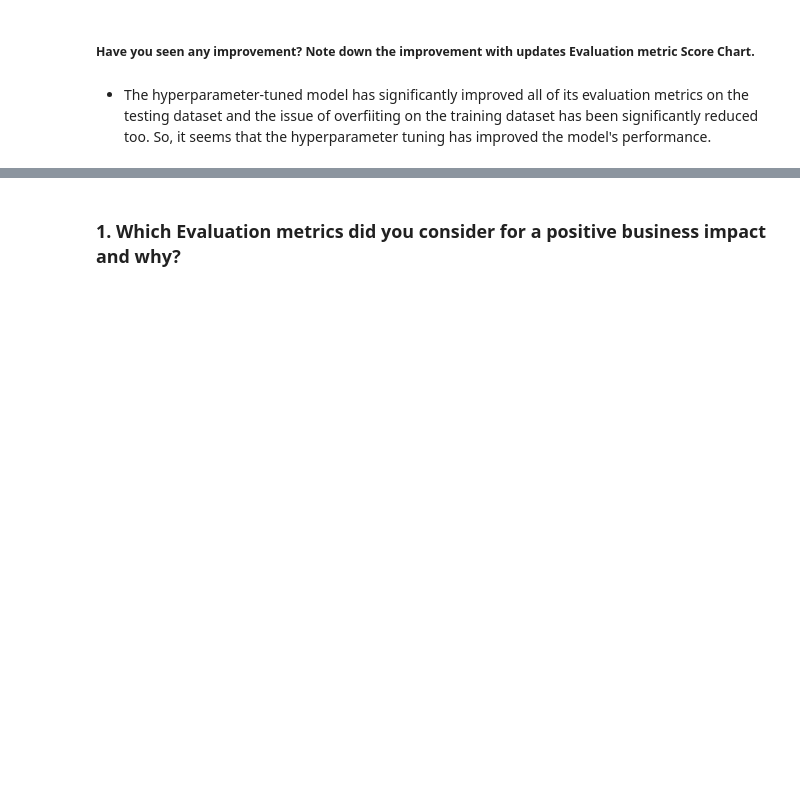
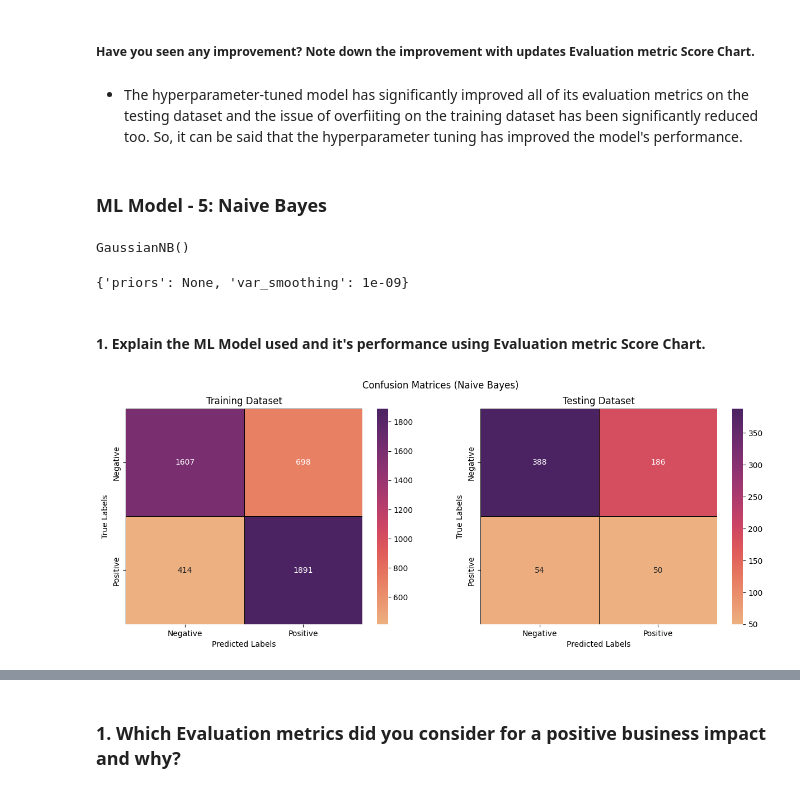
Before and after one commit to dipankarsahu1000/Cardiovascular-Risk-Prediction, a Jupyter notebook: Cardiovascular_Risk_Prediction.ipynb, the cells around one changed output, grey strips where cells are left out. Cells and saved outputs as stored; diff of their text form; code cells hidden in the pictures; blank space fills up the shorter version.

```diff
--- a/Cardiovascular_Risk_Prediction.ipynb
+++ b/Cardiovascular_Risk_Prediction.ipynb
@@ -1535,4 +1484,30 @@ pd.concat([rf_eval_df, rf_gscv_eval_df], axis = 1)
 # %% [markdown]
 ##### Have you seen any improvement? Note down the improvement with updates Evaluation metric Score Chart.
 # %% [markdown]
-* The hyperparameter-tuned model has significantly improved all of its evaluation metrics on the testing dataset and the issue of overfiiting on the training dataset has been significantly reduced too. So, it seems that the hyperparameter tuning has improved the model's performance.
+* The hyperparameter-tuned model has significantly improved all of its evaluation metrics on the testing dataset and the issue of overfiiting on the training dataset has been significantly reduced too. So, it can be said that the hyperparameter tuning has improved the model's performance.
+# %% [markdown]
+### ML Model - 5: Naive Bayes
+# %%
+# ML Model - 5 Implementation
+from sklearn.naive_bayes import GaussianNB
+
+nb = GaussianNB()
+
+# Fit the Algorithm
+nb.fit(X_train, y_train)
+# %% [output]
+GaussianNB()
+# %%
+# Checking the parameters
+nb.get_params()
+# %% [output]
+{'priors': None, 'var_smoothing': 1e-09}
+# %% [markdown]
+#### 1. Explain the ML Model used and it's performance using Evaluation metric Score Chart.
+# %%
+nb_eval_df, nb_cm_train, nb_cm_test, nb_curve_values = eval(nb, X_train, X_test, y_train, y_test, 'Naive Bayes')
+
+# Generating the confusion matrices
+conmat(nb_cm_train, nb_cm_test, 'Naive Bayes')
+# %% [output]
+[figure, added]
```
Also changed, not shown: parts of 56 cells of this notebook.
